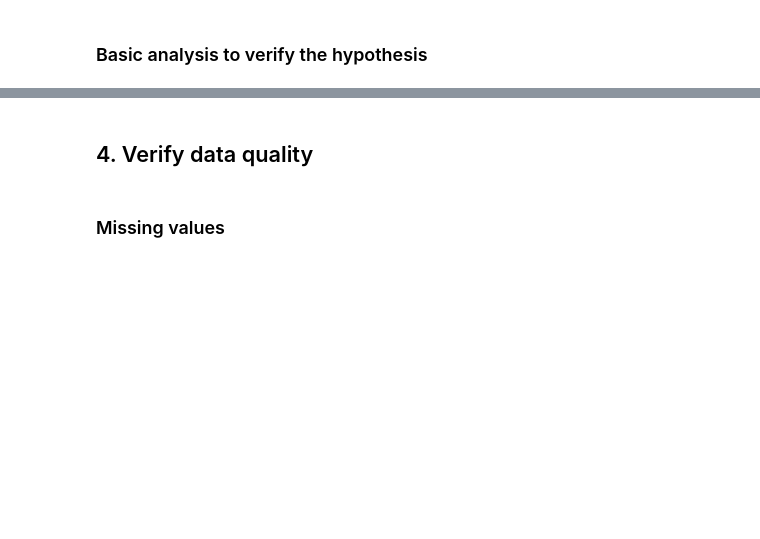
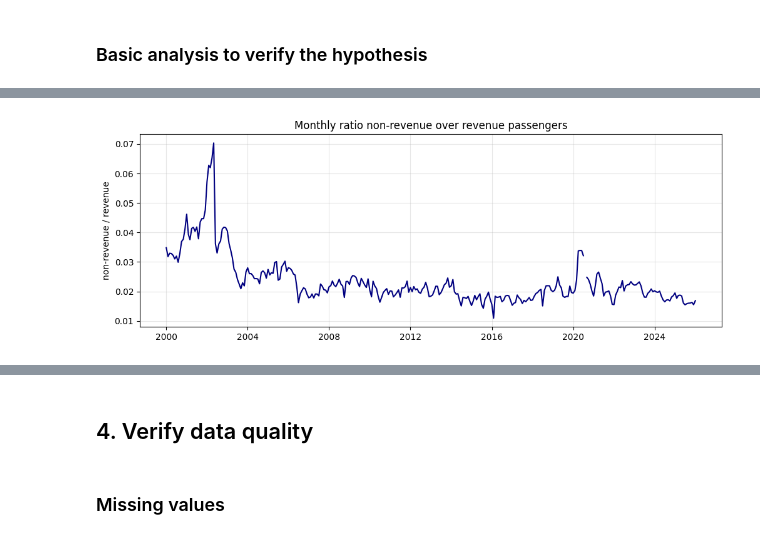
Before and after one commit to SavIvan24/Predicting-Monthly-Passenger-Air-Traffic-in-Brazil, a Jupyter notebook: data_understanding.ipynb, the cells around one changed output, grey strips where cells are left out. Cells and saved outputs as stored; diff of their text form; code cells hidden in the pictures; blank space fills up the shorter version.

```diff
--- a/data_understanding.ipynb
+++ b/data_understanding.ipynb
@@ -393,0 +394,15 @@ Name: count, dtype: int64
+# %%
+chunk_size = 100000
+chunks = []
+
+reader = pd.read_csv(
+    'anac_brazil.csv',
+    usecols=['dt_partida_real', 'nr_passag_pagos', 'nr_passag_gratis', 'ds_grupo_di', 'ds_servico_tipo_linha', 'ds_natureza_tipo_linha', 'nm_pais_origem', 'nm_pais_destino'],
+    chunksize=chunk_size
+)
+
+for chunk in reader:
+    chunk = chunk[chunk['ds_natureza_tipo_linha'].str.contains('NÃO IDENTIFICAD', na=False)]
+    chunks.append(chunk)
+
+not_identified_flights = pd.concat(chunks, ignore_index=True)
@@ -421,3 +594,33 @@ Data balancing is not necessary because our main task is time-series prediction,
+# %%
+chunk_size = 100000
+chunks = []
+
+reader = pd.read_csv(
+    'anac_brazil.csv',
+    usecols=['nr_ano_mes_partida_real', 'nr_passag_pagos', 'nr_passag_gratis', 'ds_grupo_di'],
+    chunksize=chunk_size
+)
+
+for chunk in reader:
+    chunk = chunk[chunk['ds_grupo_di'] == 'REGULAR']
+    chunk = chunk.dropna(subset=['nr_passag_pagos', 'nr_passag_gratis'])
+    monthly = chunk.groupby('nr_ano_mes_partida_real')[['nr_passag_pagos', 'nr_passag_gratis']].sum().reset_index()
+    chunks.append(monthly)
+
+free_paid_df = pd.concat(chunks).groupby('nr_ano_mes_partida_real').sum().reset_index()
+# %%
+free_paid_df = free_paid_df.sort_values('nr_ano_mes_partida_real')
+free_paid_df['ratio'] = free_paid_df['nr_passag_gratis'] / free_paid_df['nr_passag_pagos']
+free_paid_df['date'] = pd.to_datetime(free_paid_df['nr_ano_mes_partida_real'], format='%Y%m')
+
+plt.figure(figsize=(12, 4))
+plt.plot(free_paid_df['date'], free_paid_df['ratio'], color='navy')
+plt.title('Monthly ratio non-revenue over revenue passengers')
+plt.ylabel('non-revenue / revenue')
+plt.grid(alpha=0.3)
+plt.show()
+# %% [output]
+[figure, added]
 # %% [markdown]
 ### Inference
 
```
Also changed, not shown: parts of 19 cells of this notebook.
